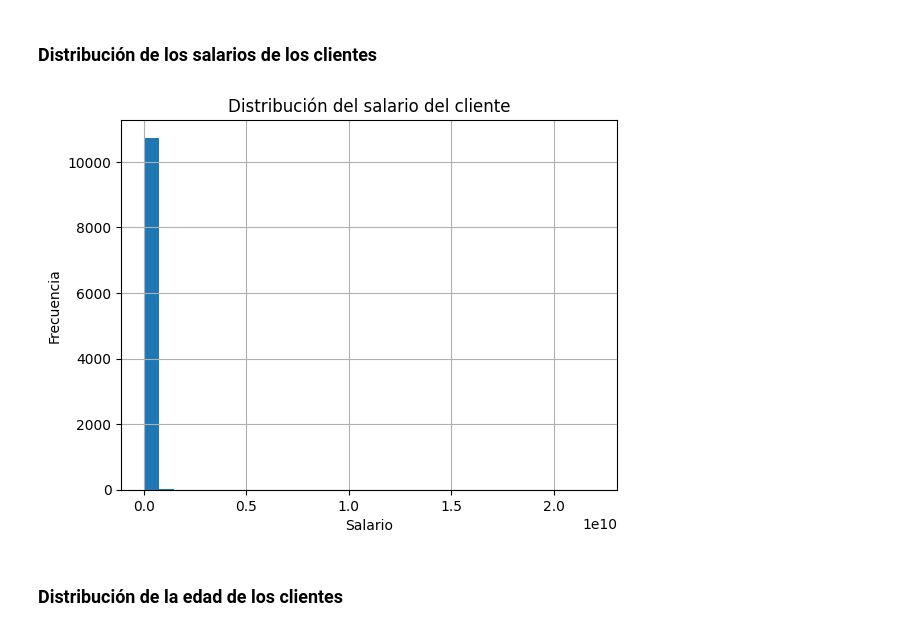
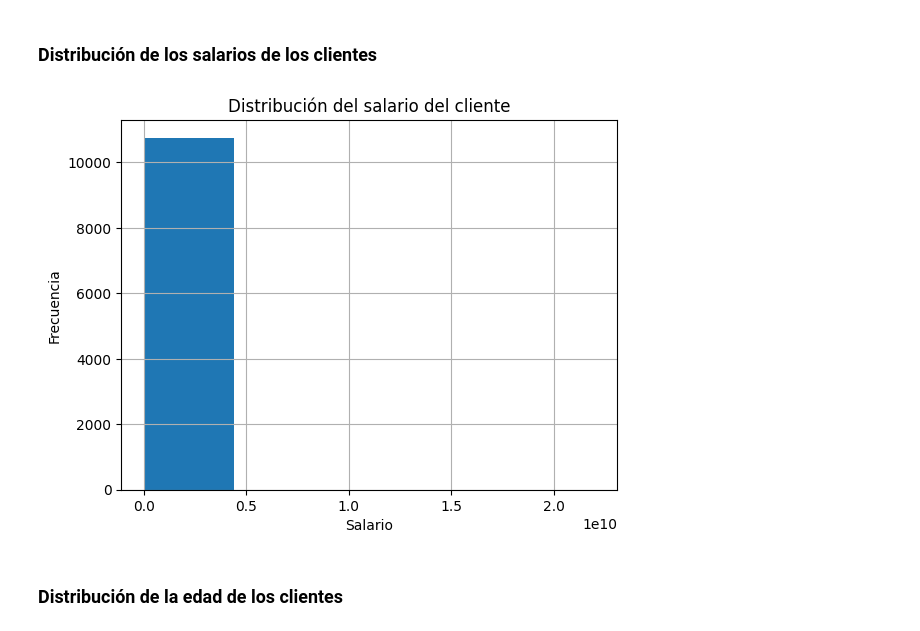
Before and after one commit to SebastiamMoyam/ProyectoM5_SebastianMoya, a Jupyter notebook: src/comprension_eda.ipynb, the cells around one changed output. Cells and saved outputs as stored; diff of their text form; code cells hidden in the pictures.

```diff
--- a/src/comprension_eda.ipynb
+++ b/src/comprension_eda.ipynb
@@ -126,13 +126,13 @@ plt.show()
 ### Distribución de los salarios de los clientes
 # %%
 plt.figure()
-df["salario_cliente"].hist(bins=30)
+df["salario_cliente"].hist(bins=5)
 plt.title("Distribución del salario del cliente")
 plt.xlabel("Salario")
 plt.ylabel("Frecuencia")
 plt.show()
 # %% [output]
-[figure, old version]
+[figure, new version]
 # %% [markdown]
 ### Distribución de la edad de los clientes
 # %%
```
Also changed, not shown: 4 other files.
